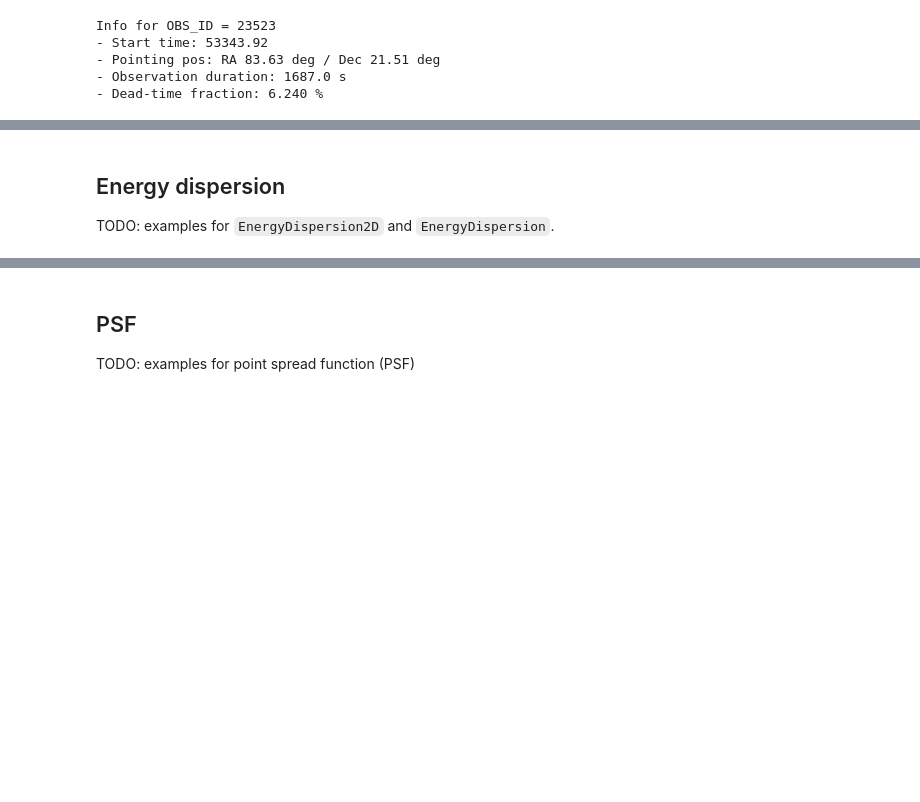
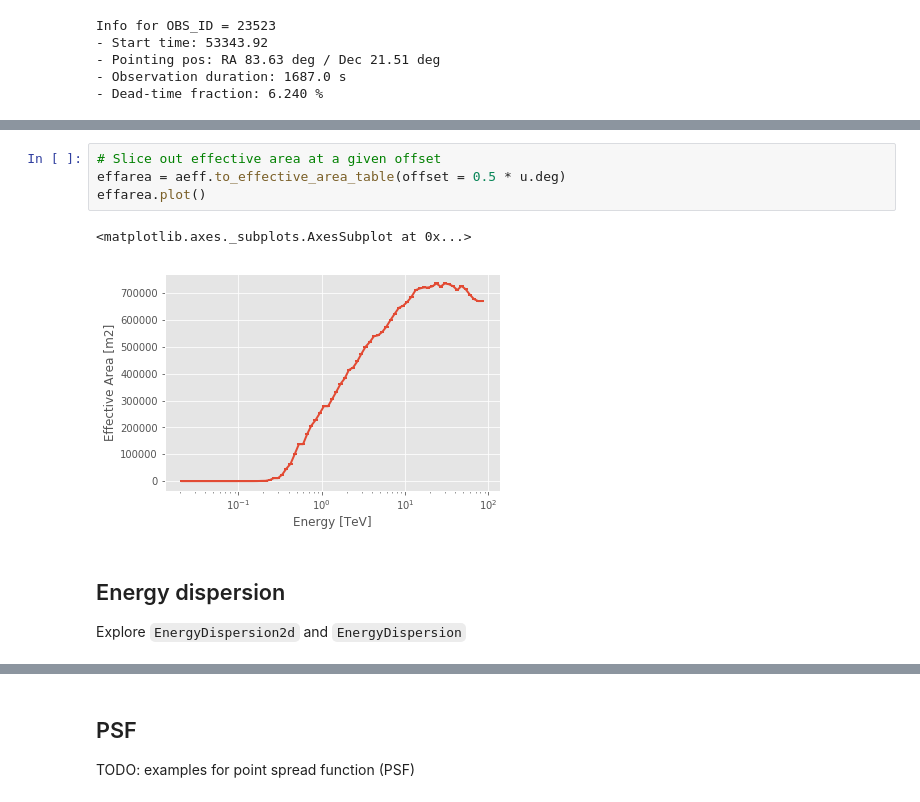
Before and after one commit to gammapy/gammapy-extra, a Jupyter notebook: notebooks/data_iact.ipynb, the cells around one changed output, grey strips where cells are left out. Cells and saved outputs as stored; diff of their text form; blank space fills up the shorter version.

```diff
--- a/notebooks/data_iact.ipynb
+++ b/notebooks/data_iact.ipynb
@@ -159,7 +167,14 @@ Data           : size =   438, min =  0.000 m2, max = 760300.688 m2
+# %%
+# Slice out effective area at a given offset
+effarea = aeff.to_effective_area_table(offset = 0.5 * u.deg)
+effarea.plot()
+# %% [output]
+<matplotlib.axes._subplots.AxesSubplot at 0x...>
+[figure, added]
 # %% [markdown]
 ## Energy dispersion
 
-TODO: examples for `EnergyDispersion2D` and `EnergyDispersion`.
+Explore `EnergyDispersion2d` and `EnergyDispersion`
 # %%
 edisp = obs.edisp
 edisp.peek()
```
Also changed, not shown: parts of 15 cells of this notebook, 1 other file.
